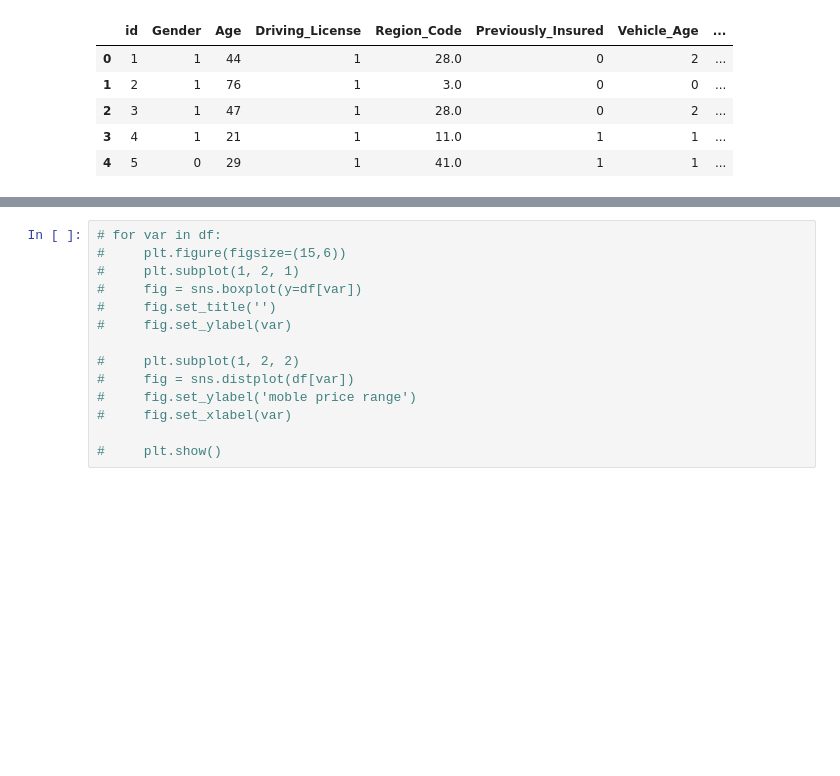
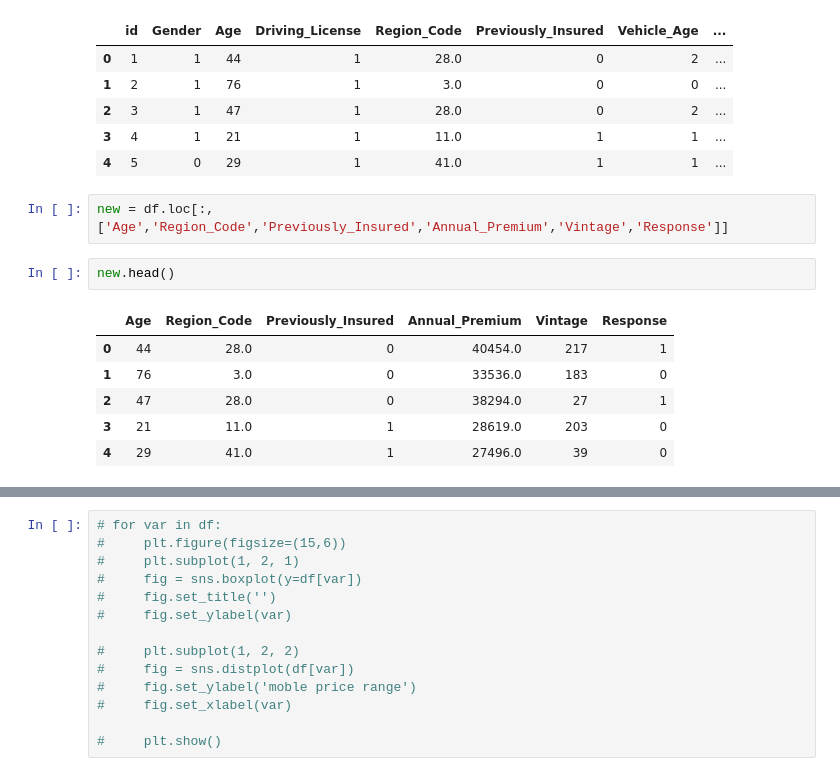
Before and after one commit to ajit04022000/HEALTH-INSURANCE-CROSS-SELL-PREDICTION, a Jupyter notebook: HEALTH_INSURANCE_CROSS_SELL_PREDICTION.ipynb, the cells around one changed output, grey strips where cells are left out. Saved outputs shown, nothing was run; the diff lists cells and outputs as text; blank space fills up the shorter version.

```diff
--- a/HEALTH_INSURANCE_CROSS_SELL_PREDICTION.ipynb
+++ b/HEALTH_INSURANCE_CROSS_SELL_PREDICTION.ipynb
@@ -394,3 +394,14 @@ df.head()
 | 2 | 3 | 1 | 47 | 1 | 28.0 | 0 | 2 | ... |
 | 3 | 4 | 1 | 21 | 1 | 11.0 | 1 | 1 | ... |
 | 4 | 5 | 0 | 29 | 1 | 41.0 | 1 | 1 | ... |
+# %%
+new = df.loc[:,['Age','Region_Code','Previously_Insured','Annual_Premium','Vintage','Response']]
+# %%
+new.head()
+# %% [output]
+|  | Age | Region_Code | Previously_Insured | Annual_Premium | Vintage | Response |
+| 0 | 44 | 28.0 | 0 | 40454.0 | 217 | 1 |
+| 1 | 76 | 3.0 | 0 | 33536.0 | 183 | 0 |
+| 2 | 47 | 28.0 | 0 | 38294.0 | 27 | 1 |
+| 3 | 21 | 11.0 | 1 | 28619.0 | 203 | 0 |
+| 4 | 29 | 41.0 | 1 | 27496.0 | 39 | 0 |
```
Also changed, not shown: parts of 2 cells of this notebook.
